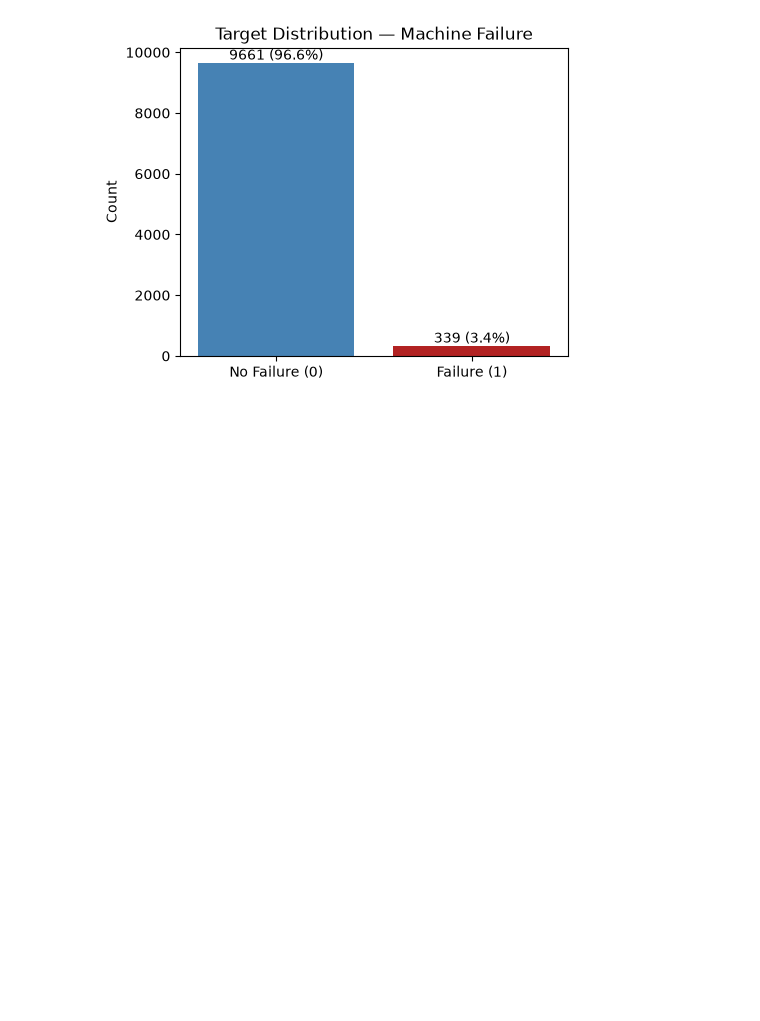
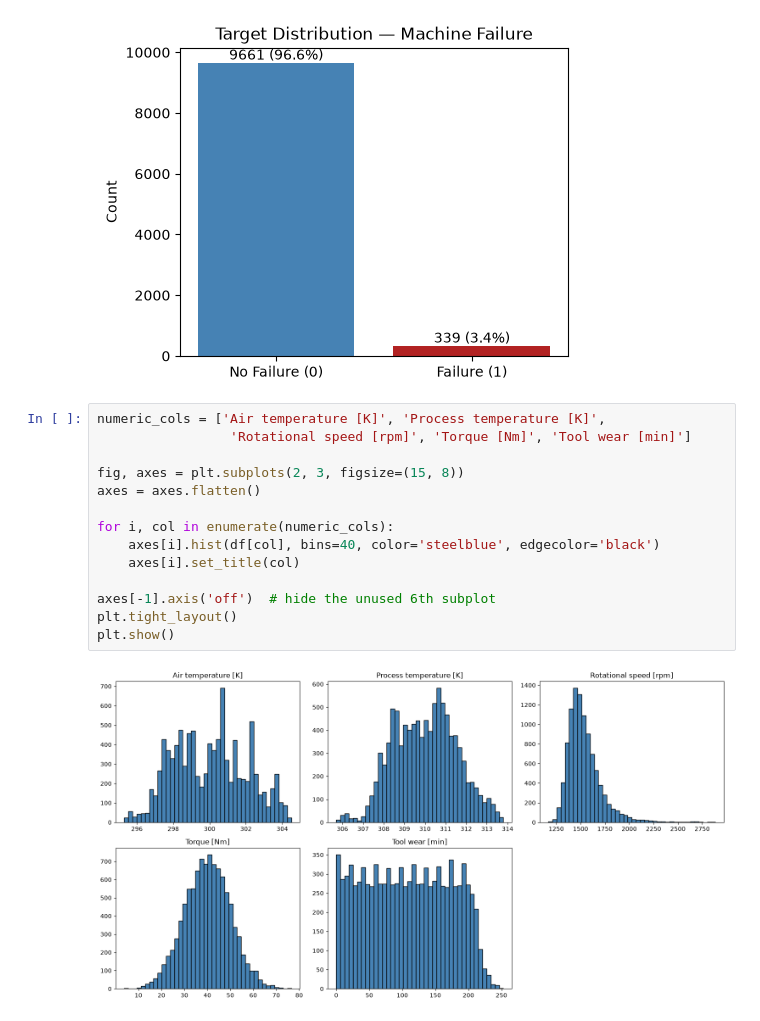
Before and after one commit to AmirmasoudCS/Predictive-Maintenance, a Jupyter notebook: notebooks/inspection.ipynb, the cells around one changed output. Saved outputs shown, nothing was run; the diff lists cells and outputs as text; blank space fills up the shorter version.

Commit message:
Generating the figures for the features.

```diff
--- a/notebooks/inspection.ipynb
+++ b/notebooks/inspection.ipynb
@@ -185,3 +185,19 @@ for i, v in enumerate(counts.values):
 plt.show()
 # %% [output]
 [figure]
+# %%
+numeric_cols = ['Air temperature [K]', 'Process temperature [K]',
+                 'Rotational speed [rpm]', 'Torque [Nm]', 'Tool wear [min]']
+
+fig, axes = plt.subplots(2, 3, figsize=(15, 8))
+axes = axes.flatten()
+
+for i, col in enumerate(numeric_cols):
+    axes[i].hist(df[col], bins=40, color='steelblue', edgecolor='black')
+    axes[i].set_title(col)
+
+axes[-1].axis('off')  # hide the unused 6th subplot
+plt.tight_layout()
+plt.show()
+# %% [output]
+[figure, added]
```
